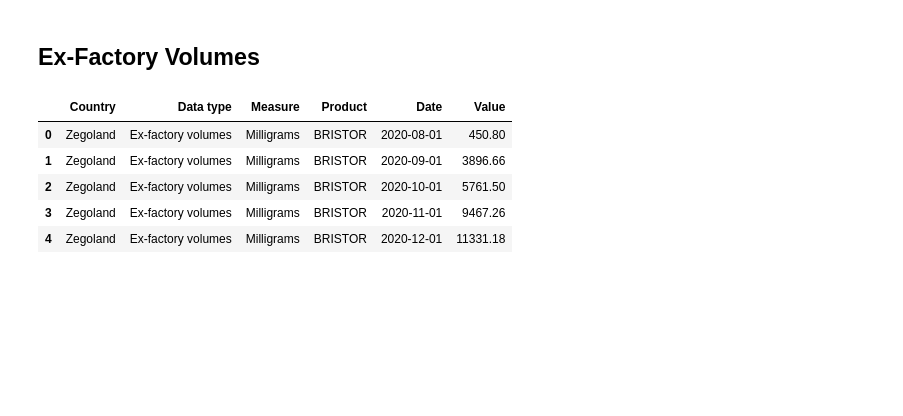
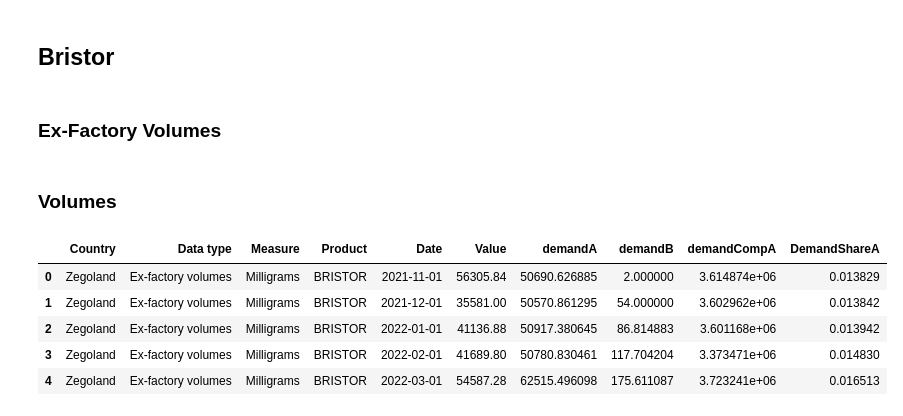
Before and after one commit to SpaceMercury/LauzHawkathon, a Jupyter notebook: notebooks/exploration_nastia.ipynb, the cells around one changed output. Saved outputs shown, nothing was run; the diff lists cells and outputs as text; code cells hidden in the pictures; blank space fills up the shorter version.

```diff
--- a/notebooks/exploration_nastia.ipynb
+++ b/notebooks/exploration_nastia.ipynb
@@ -3,13 +5,17 @@ import pandas as pd
+# %% [markdown]
+## Bristor
 # %% [markdown]
-## Ex-Factory Volumes
+### Ex-Factory Volumes
-# %%
-df_ex_factory_volumes = pd.read_excel('../files/BRISTOR_Zegoland.xlsx', sheet_name= 1)
-
-df_ex_factory_volumes.head()
-# %% [output]
-|  | Country | Data type | Measure | Product | Date | Value |
-| 0 | Zegoland | Ex-factory volumes | Milligrams | BRISTOR | 2020-08-01 | 450.80 |
-| 1 | Zegoland | Ex-factory volumes | Milligrams | BRISTOR | 2020-09-01 | 3896.66 |
-| 2 | Zegoland | Ex-factory volumes | Milligrams | BRISTOR | 2020-10-01 | 5761.50 |
-| 3 | Zegoland | Ex-factory volumes | Milligrams | BRISTOR | 2020-11-01 | 9467.26 |
-| 4 | Zegoland | Ex-factory volumes | Milligrams | BRISTOR | 2020-12-01 | 11331.18 |
+# %% [markdown]
+### Volumes
+# %%
+df = pd.read_csv("../files/BRISTOR_Zegoland_demandShare.csv")
+
+df.head()
+# %% [output]
+|  | Country | Data type | Measure | Product | Date | Value | demandA | demandB | demandCompA | DemandShareA |
+| 0 | Zegoland | Ex-factory volumes | Milligrams | BRISTOR | 2021-11-01 | 56305.84 | 50690.626885 | 2.000000 | 3.614874e+06 | 0.013829 |
+| 1 | Zegoland | Ex-factory volumes | Milligrams | BRISTOR | 2021-12-01 | 35581.00 | 50570.861295 | 54.000000 | 3.602962e+06 | 0.013842 |
+| 2 | Zegoland | Ex-factory volumes | Milligrams | BRISTOR | 2022-01-01 | 41136.88 | 50917.380645 | 86.814883 | 3.601168e+06 | 0.013942 |
+| 3 | Zegoland | Ex-factory volumes | Milligrams | BRISTOR | 2022-02-01 | 41689.80 | 50780.830461 | 117.704204 | 3.373471e+06 | 0.014830 |
+| 4 | Zegoland | Ex-factory volumes | Milligrams | BRISTOR | 2022-03-01 | 54587.28 | 62515.496098 | 175.611087 | 3.723241e+06 | 0.016513 |
```
Also changed, not shown: parts of 10 cells of this notebook, 1 other file.
